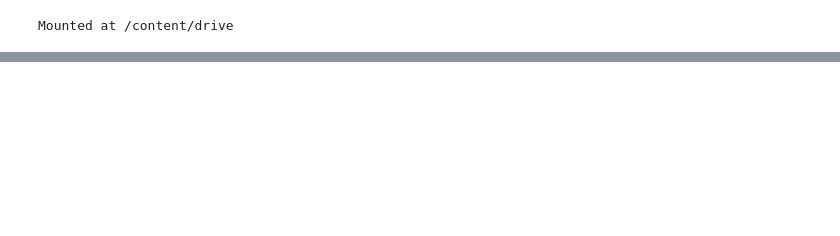
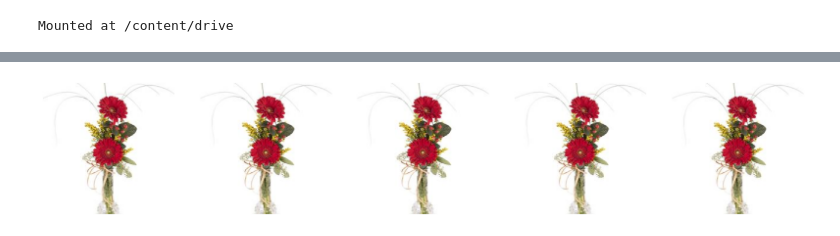
Before and after one commit to namtoptall/DataScience, a Jupyter notebook: rec_sys_milestone_project_data_science.ipynb, the cells around one changed output, grey strips where cells are left out. Saved outputs shown, nothing was run; the diff lists cells and outputs as text; code cells hidden in the pictures; blank space fills up the shorter version.

```diff
--- a/rec_sys_milestone_project_data_science.ipynb
+++ b/rec_sys_milestone_project_data_science.ipynb
@@ -48,7 +72,7 @@ files.upload()  # Thực hiện tải ETL_functions.py lên từ máy tính
 from tensorflow.keras.models import load_model
 
 # Đường dẫn đến mô hình đã lưu
-fine_tuned_model_path = "/content/drive/MyDrive/Funix_Capstione_model/xception_finetuned_model.keras"
+fine_tuned_model_path = "/content/drive/MyDrive/Funix_Capstone_model.keras"
 
 # Tải mô hình đã fine-tune
 fine_tuned_model = load_model(fine_tuned_model_path)
@@ -59,7 +83,7 @@ import numpy as np
 import os
 
 # Tạo một mô hình chỉ để trích xuất đặc trưng (bỏ đi các lớp đầu ra cuối cùng)
-feature_extractor = Model(inputs=fine_tuned_model.input, outputs=fine_tuned_model.get_layer("flatten_2").output)
+feature_extractor = Model(inputs=fine_tuned_model.input, outputs=fine_tuned_model.get_layer("global_average_pooling2d_1").output)
 
 # Hàm để trích xuất đặc trưng từ hình ảnh
 def extract_features(img_path, model):
@@ -108,6 +150,7 @@ def show_images(image_paths):
     plt.show()
 
 # Thử nghiệm với một ảnh đầu vào
-input_image_path = '/path_to_input_image/input_image.jpg'
+input_image_path = '/content/dataset/DSP305x_01-A_VN-dataset/test/Peach blossom/000197.jpg'
 recommended_images = recommend_images(input_image_path, feature_array, image_list, feature_extractor)
 show_images(recommended_images)
+# %% [output]
@@ -113,0 +158 @@ show_images(recommended_images)
+[figure, added]
```
Also changed, not shown: parts of 6 cells of this notebook.
